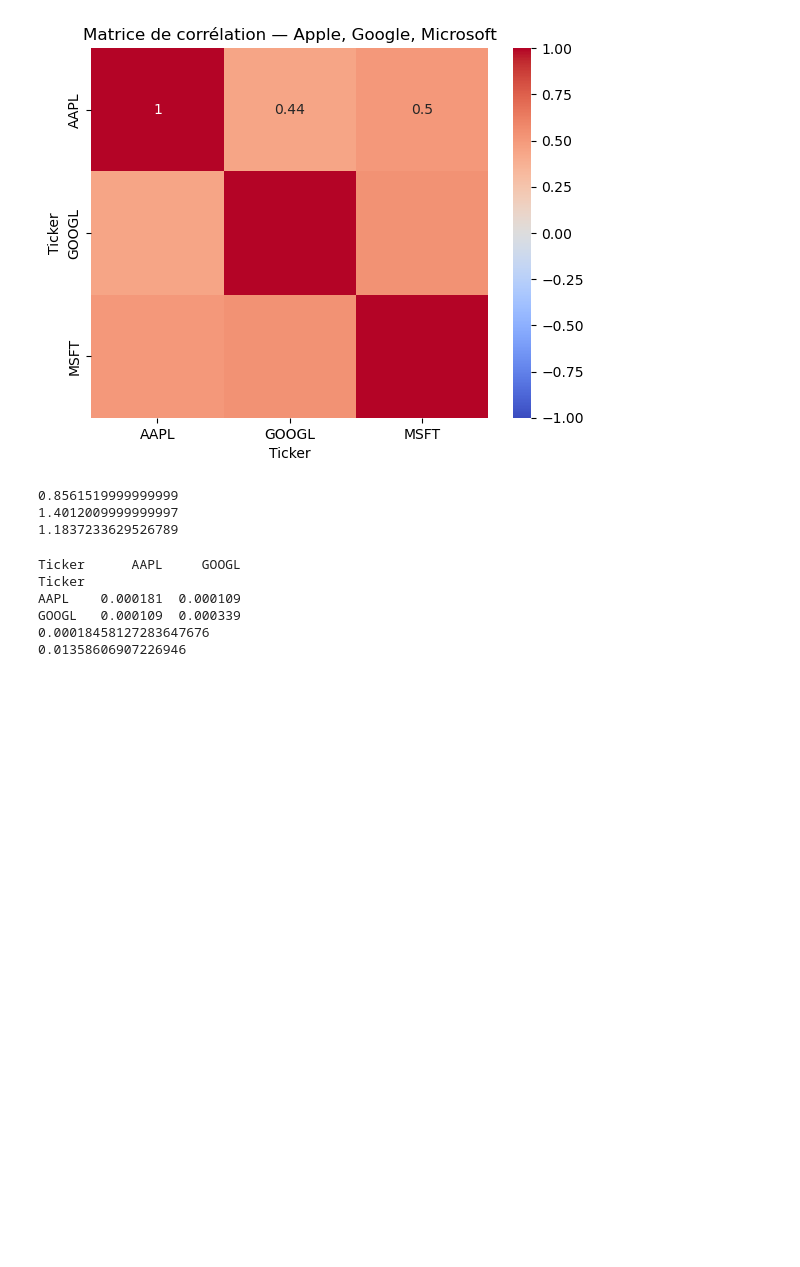
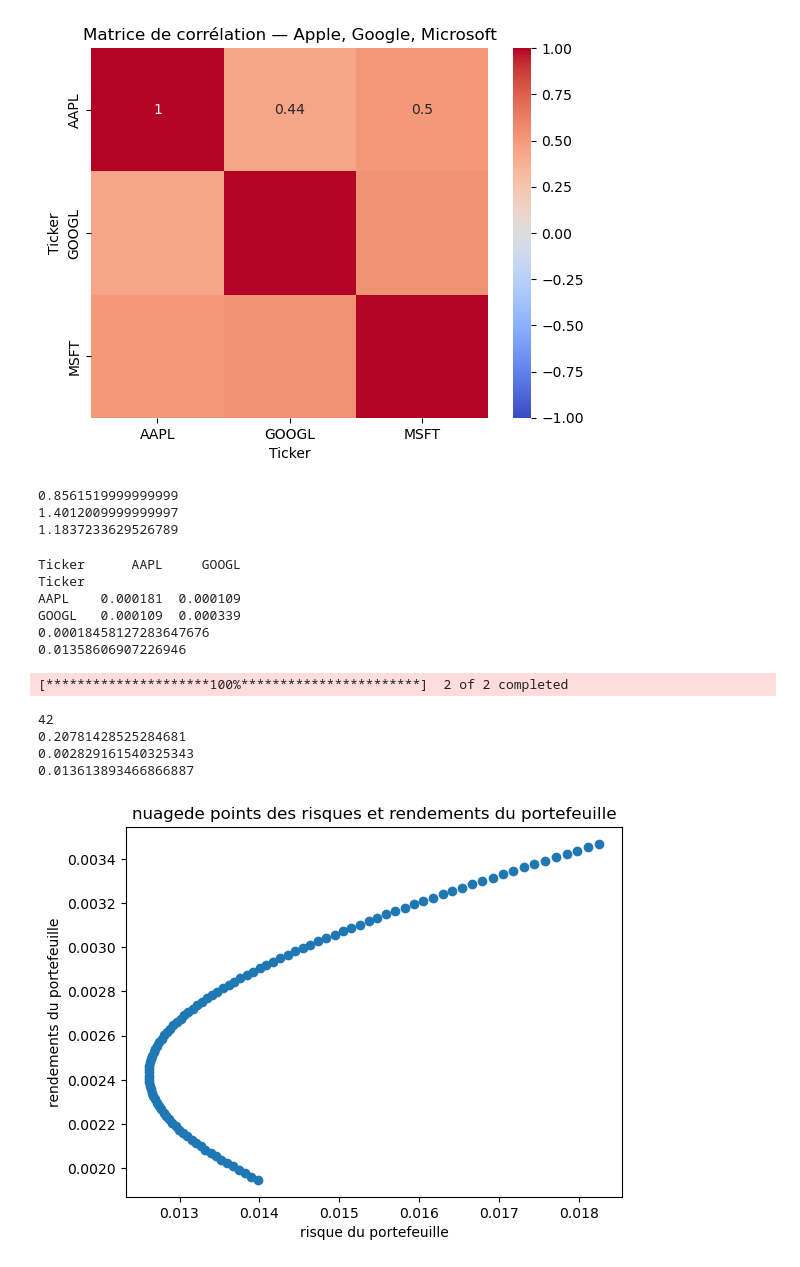
Before and after one commit to ayae123-4/quant-finance-projects, a Jupyter notebook: semaine2-correlation.ipynb, the cells around one changed output. Cells and saved outputs as stored; diff of their text form; code cells hidden in the pictures; blank space fills up the shorter version.

Commit message:
week2: efficient frontier AAPL GOOGL - optimal Sharpe portfolio

```diff
--- a/semaine2-correlation.ipynb
+++ b/semaine2-correlation.ipynb
@@ -70,3 +70,44 @@ AAPL    0.000181  0.000109
 GOOGL   0.000109  0.000339
 0.00018458127283647676
 0.01358606907226946
+# %%
+import numpy as np
+import yfinance as yf
+F=yf.download(['AAPL','GOOGL'],period='1y')
+Rd=F['Close'].pct_change().dropna()
+mu_apple=Rd['AAPL'].mean()
+mu_google=Rd['GOOGL'].mean()
+cov_matrix=Rd[['AAPL','GOOGL']].cov()
+Rd_p=[]
+ris_p=[]
+for w1 in np.arange(0, 1.01, 0.01):
+    w2=1-w1
+    w=np.array([w1,w2])#generer toutes les combinaisons de poids
+    rd_p=w1*mu_apple+w2*mu_google
+    var=w @ cov_matrix.values @ w
+    ris=np.sqrt(var)
+    Rd_p.append(rd_p)
+    ris_p.append(ris)
+#calculer le risque et le rendements de chacune
+sharpe_p=[]
+for i in range(len(Rd_p)):
+        sh=Rd_p[i]/ris_p[i]
+        sharpe_p.append(sh)
+sharpe_max=np.argmax(sharpe_p)#la position/indice du meilleur sharpe dans la liste sharpe_p cet indice est= le poids w1
+print(sharpe_max)
+print(sharpe_p[42])#meilleur sharpe
+print(Rd_p[42])#le rendement de ce portefeuille
+print(ris_p[42])#le risque de ce portefeuille
+import matplotlib.pyplot as plt
+plt.scatter(ris_p,Rd_p)
+plt.title('nuagede points des risques et rendements du portefeuille')
+plt.ylabel('rendements du portefeuille')
+plt.xlabel('risque du portefeuille')
+plt.show()
+# %% [output]
+[*********************100%***********************]  2 of 2 completed
+42
+0.20781428525284681
+0.002829161540325343
+0.013613893466866887
+[figure, added]
```
Also changed, not shown: parts of 1 cell of this notebook.
